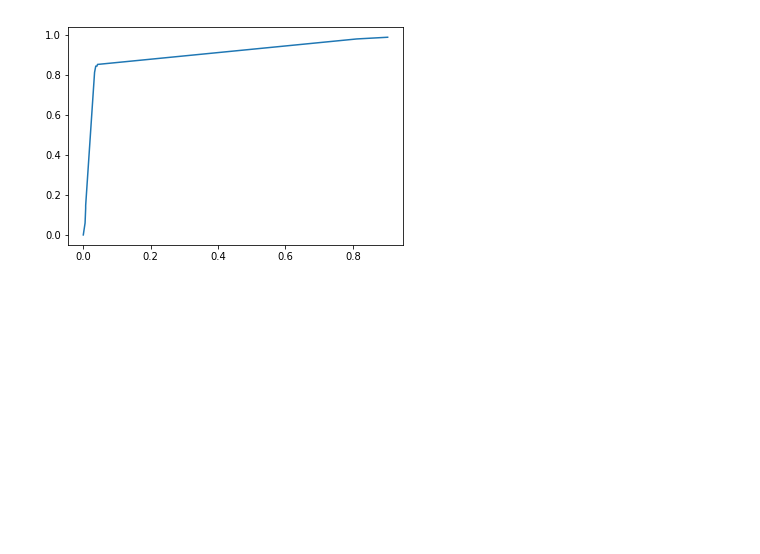
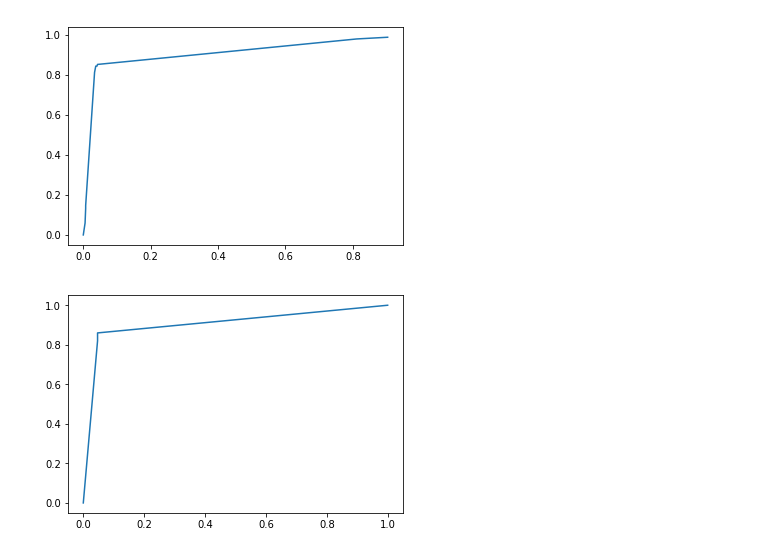
Before and after one commit to akhvorov/ml-1-ifmo-course, a Jupyter notebook: 3/Tree.ipynb, the cells around one changed output. Cells and saved outputs as stored; diff of their text form; code cells hidden in the pictures; blank space fills up the shorter version.

```diff
--- a/3/Tree.ipynb
+++ b/3/Tree.ipynb
@@ -38,12 +38,15 @@ spam_data.head()
 def roc(y_pr, y_true):
     tps = []
     fps = []
-    gt_true = len(list(filter(lambda x: x == 1, y_true)))
-    gt_false = len(list(filter(lambda x: x == 0, y_true)))
+    y_true[y_true == 0]
+    gt_true = len(y_true[y_true == 1])
+    gt_false = len(y_true[y_true == 0])
     ys = zip(y_pr, y_true)
     ys = sorted(ys)
     true_positive = gt_true
     false_positive = gt_false
+    fps.append(false_positive / gt_false)
+    tps.append(true_positive / gt_true)
     prev_p = None
     i = 0
     while i < len(ys):
@@ -61,8 +64,6 @@ def roc(y_pr, y_true):
         prev_p = y_p
         fps.append(false_positive / gt_false)
         tps.append(true_positive / gt_true)
-#     print(tps)
-#     print(fps)
     return tps[::-1], fps[::-1]
 
 def roc_auc(y_pr, y_true):
@@ -262,3 +265,7 @@ roc_for_best(DecisionTreeClassifier(10, misclassify), spam_features_tr, spam_lab
 [figure]
 [figure]
 [figure]
+# %%
+roc_for_best(DecisionTreeClassifier(6, gini), cancer_features_tr, cancer_labels_tr, cancer_features_te, cancer_labels_te)
+# %% [output]
+[figure, added]
```
Also changed, not shown: parts of 1 cell of this notebook.
